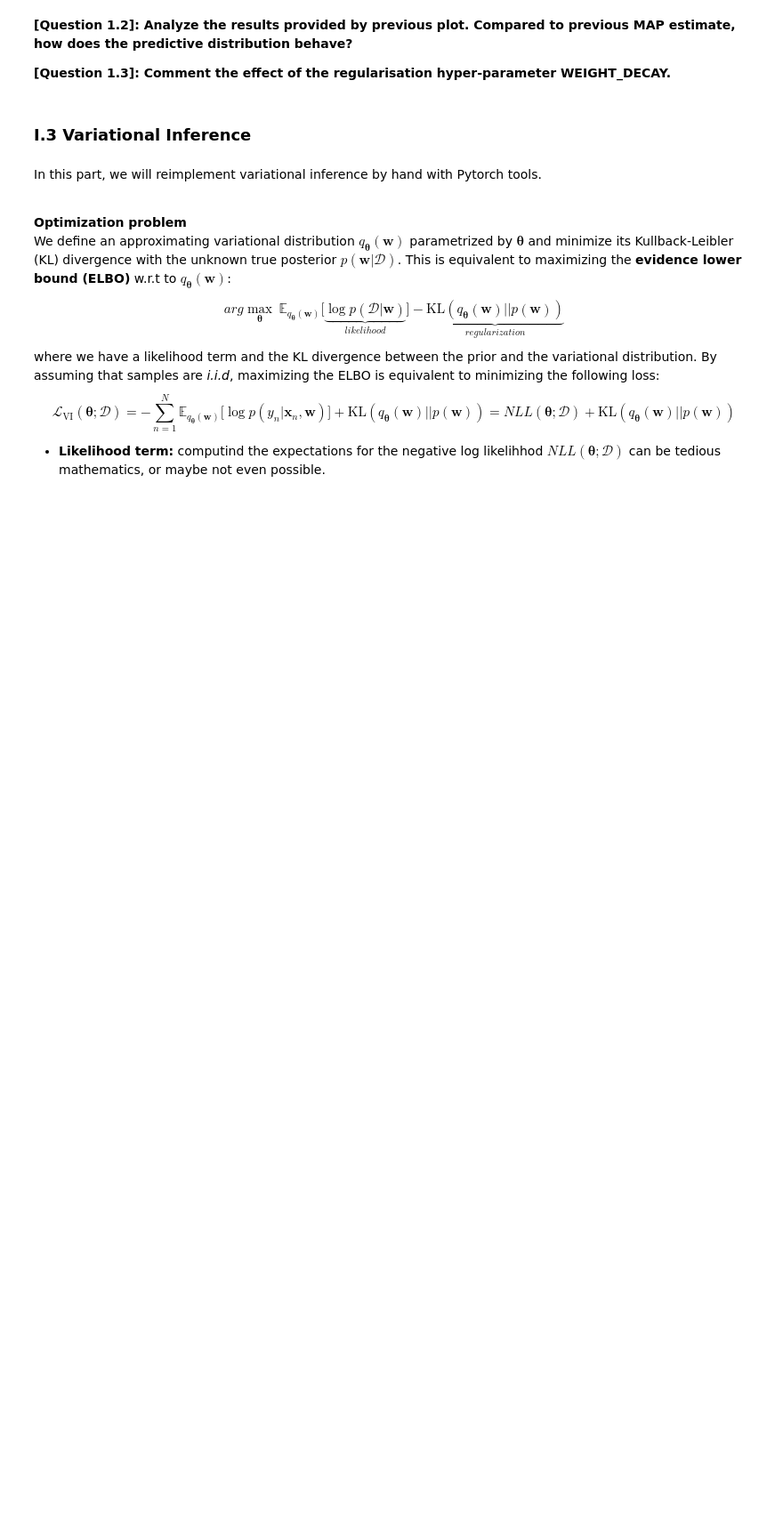
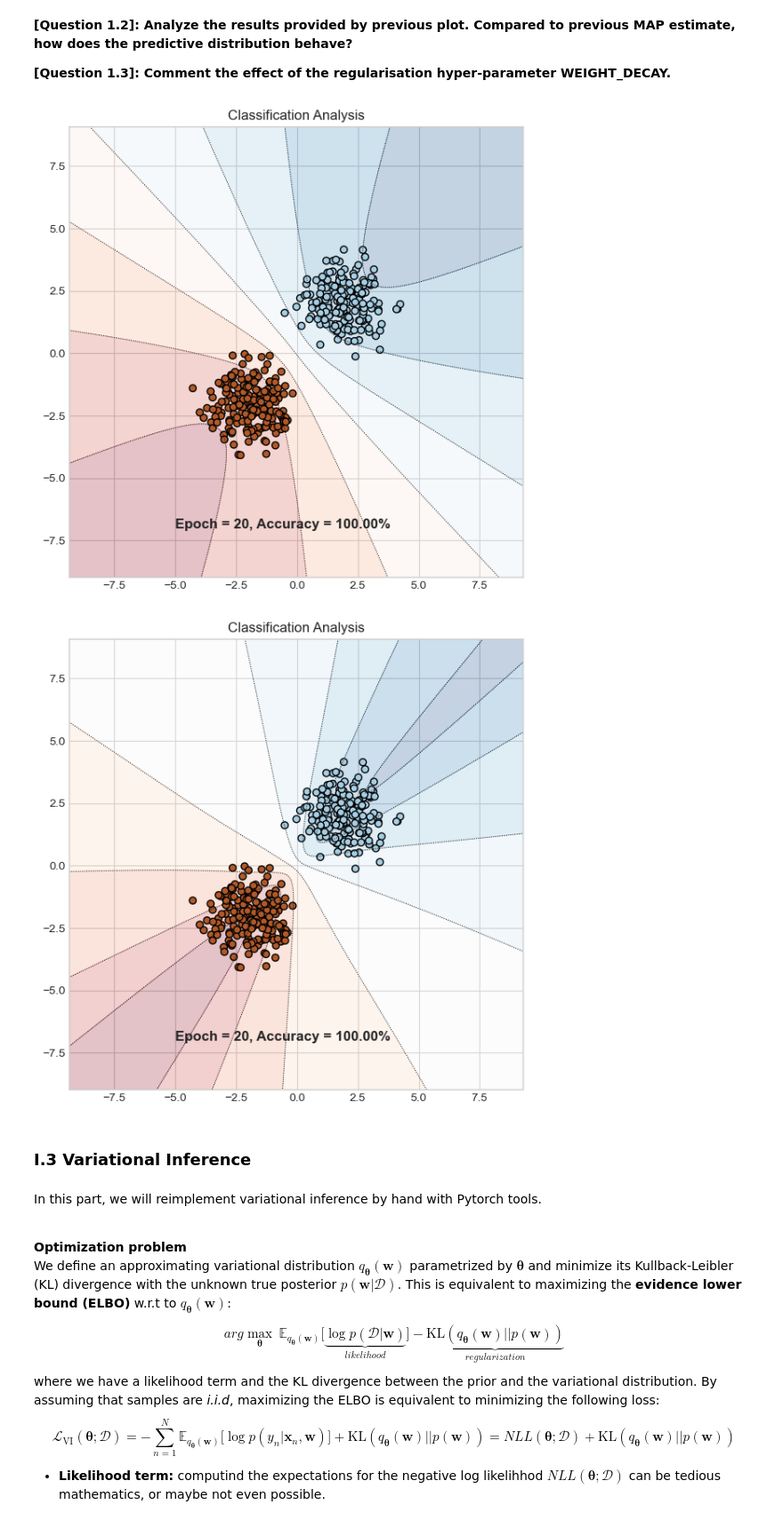
Before and after one commit to Benhaddad-sabrina/RDFIA, a Jupyter notebook: Part 3/BENHADDAD_BENSIDHOUM 3-b_Approximate_Inference.ipynb, the cells around one changed output. Shown at 89% size. Cells and saved outputs as stored; diff of their text form; code cells hidden in the pictures; blank space fills up the shorter version.

```diff
--- a/Part 3/BENHADDAD_BENSIDHOUM 3-b_Approximate_Inference.ipynb
+++ b/Part 3/BENHADDAD_BENSIDHOUM 3-b_Approximate_Inference.ipynb
@@ -257,6 +257,39 @@ plot_decision_boundary(net, X, y, epoch, ((output.squeeze()>=0.5) == y).float().
 **[Question 1.2]: Analyze the results provided by previous plot. Compared to previous MAP estimate, how does the predictive distribution behave?**
 
 **[Question 1.3]: Comment the effect of the regularisation hyper-parameter WEIGHT_DECAY.**
+# %%
+WEIGHT_DECAY = [0.5, 5e-10]
+for i,w in enumerate(WEIGHT_DECAY):
+    for epoch in range(20):
+        optimizer.zero_grad()
+        output = net(X).squeeze()
+        loss = criterion(output,y) + w * net.fc.weight.norm() ** 2
+
+        loss.backward()
+
+    optimizer.step()
+    optimizer.zero_grad()
+    output = net(X).squeeze()
+    loss = criterion(output, y) + w * net.fc.weight.norm()**2
+    gradf_weight = grad(loss, net.fc.weight, create_graph=True)[0]
+
+
+    net.zero_grad()
+    g1 = grad(gradf_weight[0, 0], net.fc.weight, create_graph=True)[0].detach()
+    g2 = grad(gradf_weight[0, 1], net.fc.weight, create_graph=True)[0].detach()
+    hess_weights = torch.cat((g1.view(-1, 1), g2.view(-1, 1)), dim=1)
+    Sigma_laplace_1 = torch.linalg.inv(hess_weights)
+
+
+    laplace_posterior_1 = np.random.multivariate_normal(w_map.detach().numpy().reshape(2,), Sigma_laplace_1.detach().numpy(), NB_SAMPLES)
+
+
+    fig, ax = plt.subplots(figsize=(7, 7))
+    plot_decision_boundary(net, X, y, epoch, ((output.squeeze() >= 0.5) == y).float().mean(), title='laplace_posterior'+str(i)+'.png', model_type='laplace',
+                        tloc=TEXT_LOCATION, nsamples=NB_SAMPLES, posterior=laplace_posterior_1)
+# %% [output]
+[figure, added]
+[figure, added]
 # %%
 #The answers of the two questions below are provived in the report file
 # %% [markdown]
```
Also changed, not shown: parts of 9 cells of this notebook, 12 other files.
